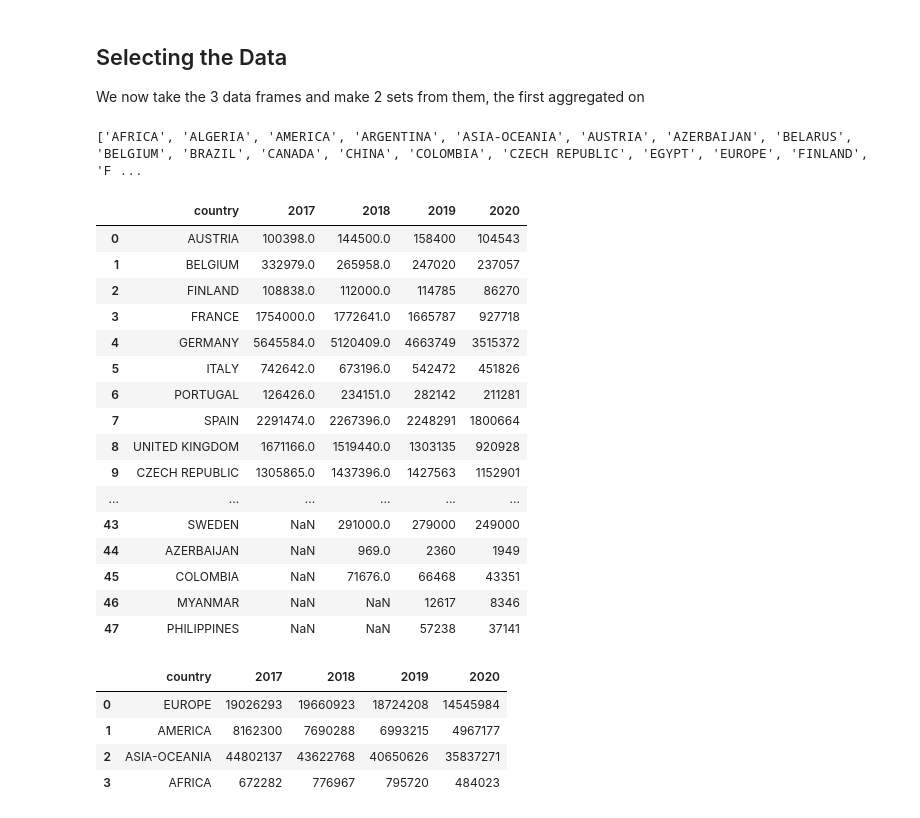
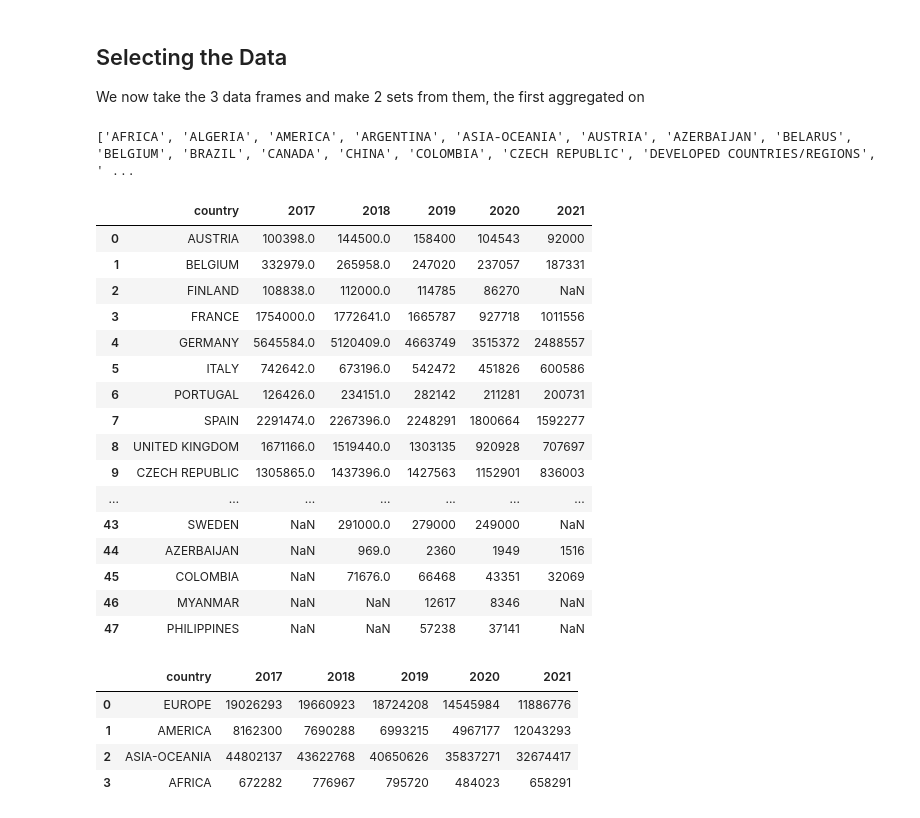
Before and after one commit to NGrech/covid-chip-shortage-analysis, a Jupyter notebook: notebooks/DataPreprocessingOICA.ipynb, the cells around one changed output. Cells and saved outputs as stored; diff of their text form; code cells hidden in the pictures.

Commit message:
Update OICA preprocessing to include data from 2021 Add preprocessing for Covid

```diff
--- a/notebooks/DataPreprocessing.ipynb
+++ b/notebooks/DataPreprocessingOICA.ipynb
@@ -19,11 +19,13 @@ raw_path = os.path.join(os.pardir, 'data', 'raw', 'automotive')
 path_18 = os.path.join(raw_path, f'oica_stats_2018.xlsx')
 path_19 = os.path.join(raw_path, f'oica_stats_2019.xlsx')
 path_20 = os.path.join(raw_path, f'oica_stats_2020.xlsx')
+path_21 = os.path.join(raw_path, f'oica_stats_2021.xlsx')
 
 # loading data, Skipping first 3 rows since they have no data
 pdf_18 = pd.read_excel(path_18, skiprows=3)
 pdf_19 = pd.read_excel(path_19, skiprows=3)
 pdf_20 = pd.read_excel(path_20, skiprows=3)
+pdf_21 = pd.read_excel(path_21, skiprows=3)
 # %% [markdown]
 Inspecting the data frames
 # %%
@@ -71,7 +87,7 @@ pdf_20.head(10)
 # %% [markdown]
 We are not interested in any of the unnamed cols so we will drop all them all (note this is also the same for all files)
 # %%
-automotive_data = [pdf_18, pdf_19, pdf_20]
+automotive_data = [pdf_18, pdf_19, pdf_20, pdf_21]
 
 for i, pdf in enumerate(automotive_data):
     cols_to_keep = [col for col in pdf.columns if not str(col).startswith('Unnamed')]
@@ -247,7 +274,7 @@ We now take the 3 data frames and make 2 sets from them, the first aggregated on
 # %%
 print(sorted(list(set(chain.from_iterable([set(pdf['UNITS'].values) for pdf in automotive_data])))))
 # %% [output]
-['AFRICA', 'ALGERIA', 'AMERICA', 'ARGENTINA', 'ASIA-OCEANIA', 'AUSTRIA', 'AZERBAIJAN', 'BELARUS', 'BELGIUM', 'BRAZIL', 'CANADA', 'CHINA', 'COLOMBIA', 'CZECH REPUBLIC', 'EGYPT', 'EUROPE', 'FINLAND', 'F ...
+['AFRICA', 'ALGERIA', 'AMERICA', 'ARGENTINA', 'ASIA-OCEANIA', 'AUSTRIA', 'AZERBAIJAN', 'BELARUS', 'BELGIUM', 'BRAZIL', 'CANADA', 'CHINA', 'COLOMBIA', 'CZECH REPUBLIC', 'DEVELOPED COUNTRIES/REGIONS', ' ...
 # %%
 countries = ['ALGERIA', 'ARGENTINA',  'AUSTRIA', 'AZERBAIJAN',
              'BELARUS', 'BELGIUM', 'BRAZIL',
@@ -265,34 +292,37 @@ continents = ['AFRICA', 'AMERICA', 'ASIA-OCEANIA', 'EUROPE']
 # %%
 countries_pdf = automotive_data[0][automotive_data[0]['UNITS'].isin(countries)][automotive_data[0].columns[:2]].merge(
     automotive_data[1][automotive_data[1]['UNITS'].isin(countries)][['UNITS', 2018]], how='outer'
 ).merge(
     automotive_data[2][automotive_data[2]['UNITS'].isin(countries)][['UNITS', 'YTD 2019','YTD 2020']], how='outer'
+).merge(
+    automotive_data[3][automotive_data[3]['UNITS'].isin(countries)][['UNITS', 'YTD 2021']], how='outer'
 ).rename(columns={
     'UNITS': 'country',
     'YTD 2017': '2017',
     2018: '2018',
     'YTD 2019': '2019',
-    'YTD 2020': '2020'
+    'YTD 2020': '2020',
+    'YTD 2021': '2021'
 })
 countries_pdf
 # %% [output]
-|  | country | 2017 | 2018 | 2019 | 2020 |
-| 0 | AUSTRIA | 100398.0 | 144500.0 | 158400 | 104543 |
-| 1 | BELGIUM | 332979.0 | 265958.0 | 247020 | 237057 |
-| 2 | FINLAND | 108838.0 | 112000.0 | 114785 | 86270 |
-| 3 | FRANCE | 1754000.0 | 1772641.0 | 1665787 | 927718 |
-| 4 | GERMANY | 5645584.0 | 5120409.0 | 4663749 | 3515372 |
-| 5 | ITALY | 742642.0 | 673196.0 | 542472 | 451826 |
-| 6 | PORTUGAL | 126426.0 | 234151.0 | 282142 | 211281 |
-| 7 | SPAIN | 2291474.0 | 2267396.0 | 2248291 | 1800664 |
-| 8 | UNITED KINGDOM | 1671166.0 | 1519440.0 | 1303135 | 920928 |
-| 9 | CZECH REPUBLIC | 1305865.0 | 1437396.0 | 1427563 | 1152901 |
-| ... | ... | ... | ... | ... | ... |
-| 43 | SWEDEN | NaN | 291000.0 | 279000 | 249000 |
-| 44 | AZERBAIJAN | NaN | 969.0 | 2360 | 1949 |
-| 45 | COLOMBIA | NaN | 71676.0 | 66468 | 43351 |
-| 46 | MYANMAR | NaN | NaN | 12617 | 8346 |
-| 47 | PHILIPPINES | NaN | NaN | 57238 | 37141 |
+|  | country | 2017 | 2018 | 2019 | 2020 | 2021 |
+| 0 | AUSTRIA | 100398.0 | 144500.0 | 158400 | 104543 | 92000 |
+| 1 | BELGIUM | 332979.0 | 265958.0 | 247020 | 237057 | 187331 |
+| 2 | FINLAND | 108838.0 | 112000.0 | 114785 | 86270 | NaN |
+| 3 | FRANCE | 1754000.0 | 1772641.0 | 1665787 | 927718 | 1011556 |
+| 4 | GERMANY | 5645584.0 | 5120409.0 | 4663749 | 3515372 | 2488557 |
+| 5 | ITALY | 742642.0 | 673196.0 | 542472 | 451826 | 600586 |
+| 6 | PORTUGAL | 126426.0 | 234151.0 | 282142 | 211281 | 200731 |
+| 7 | SPAIN | 2291474.0 | 2267396.0 | 2248291 | 1800664 | 1592277 |
+| 8 | UNITED KINGDOM | 1671166.0 | 1519440.0 | 1303135 | 920928 | 707697 |
+| 9 | CZECH REPUBLIC | 1305865.0 | 1437396.0 | 1427563 | 1152901 | 836003 |
+| ... | ... | ... | ... | ... | ... | ... |
+| 43 | SWEDEN | NaN | 291000.0 | 279000 | 249000 | NaN |
+| 44 | AZERBAIJAN | NaN | 969.0 | 2360 | 1949 | 1516 |
+| 45 | COLOMBIA | NaN | 71676.0 | 66468 | 43351 | 32069 |
+| 46 | MYANMAR | NaN | NaN | 12617 | 8346 | NaN |
+| 47 | PHILIPPINES | NaN | NaN | 57238 | 37141 | NaN |
 # %%
 _dir =  os.path.join(os.pardir, 'data', 'automotive')
 if not os.path.isdir(_dir):
@@ -304,20 +334,23 @@ continents_pdf = automotive_data[0][automotive_data[0]['UNITS'].isin(continents)
     automotive_data[1][automotive_data[1]['UNITS'].isin(continents)][['UNITS', 2018]], how='outer'
 ).merge(
     automotive_data[2][automotive_data[2]['UNITS'].isin(continents)][['UNITS', 'YTD 2019','YTD 2020']], how='outer'
+).merge(
+    automotive_data[3][automotive_data[3]['UNITS'].isin(continents)][['UNITS', 'YTD 2021']], how='outer'
 ).rename(columns={
     'UNITS': 'country',
     'YTD 2017': '2017',
     2018: '2018',
     'YTD 2019': '2019',
-    'YTD 2020': '2020'
+    'YTD 2020': '2020',
+    'YTD 2021': '2021'
 })
 continents_pdf
 # %% [output]
-|  | country | 2017 | 2018 | 2019 | 2020 |
-| 0 | EUROPE | 19026293 | 19660923 | 18724208 | 14545984 |
-| 1 | AMERICA | 8162300 | 7690288 | 6993215 | 4967177 |
-| 2 | ASIA-OCEANIA | 44802137 | 43622768 | 40650626 | 35837271 |
-| 3 | AFRICA | 672282 | 776967 | 795720 | 484023 |
+|  | country | 2017 | 2018 | 2019 | 2020 | 2021 |
+| 0 | EUROPE | 19026293 | 19660923 | 18724208 | 14545984 | 11886776 |
+| 1 | AMERICA | 8162300 | 7690288 | 6993215 | 4967177 | 12043293 |
+| 2 | ASIA-OCEANIA | 44802137 | 43622768 | 40650626 | 35837271 | 32674417 |
+| 3 | AFRICA | 672282 | 776967 | 795720 | 484023 | 658291 |
 # %%
 _dir =  os.path.join(os.pardir, 'data', 'automotive')
 if not os.path.isdir(_dir):
```
Also changed, not shown: parts of 6 cells of this notebook, 1 other file.
